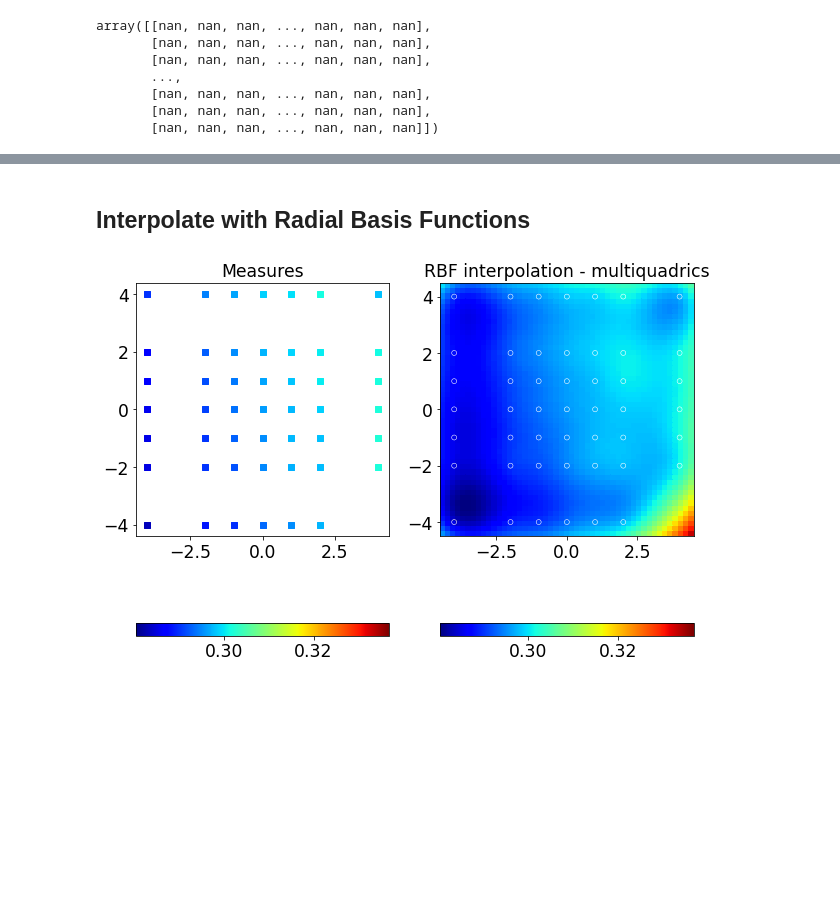
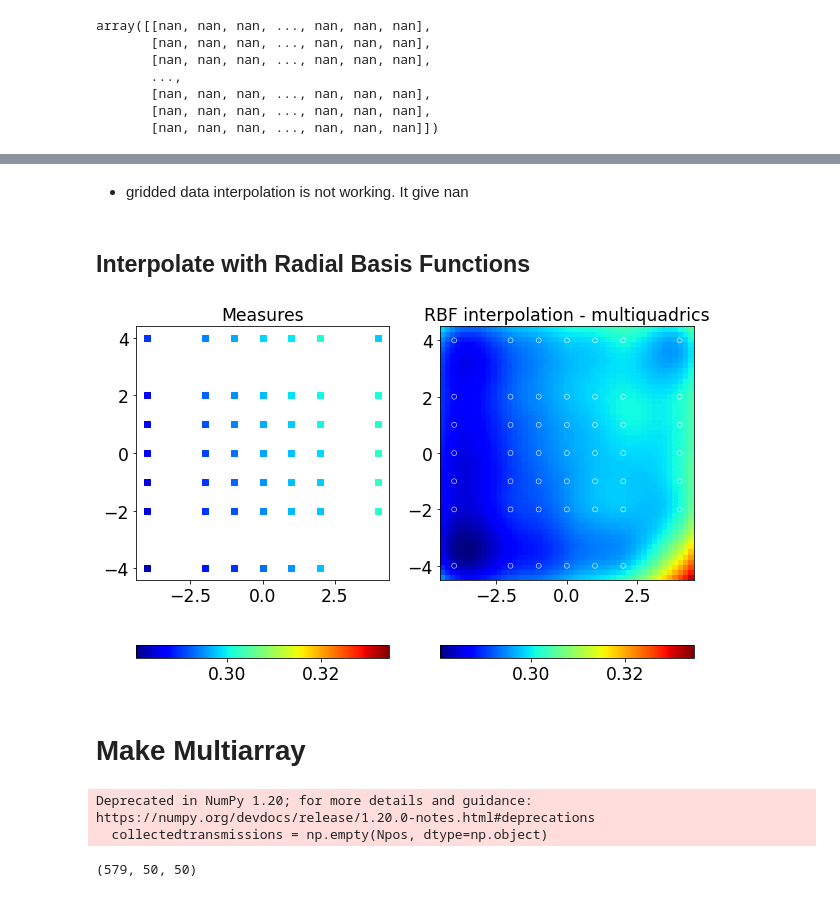
Before and after one commit to sylvielsstfr/HoloTransmissionCube, a Jupyter notebook: ExploreDataCubeTransmissionInterpolation.ipynb, the cells around one changed output, grey strips where cells are left out. Drawn from its saved outputs; the diff is of its cells as text; code cells hidden in the pictures; blank space fills up the shorter version.

Commit message:
add multiarray

```diff
--- a/ExploreDataCubeTransmissionInterpolation.ipynb
+++ b/ExploreDataCubeTransmissionInterpolation.ipynb
@@ -142,9 +143,16 @@ def get_transmission_center(arr,x0=0,y0=0):
 
     return wl0,eff0,eeff0
 # %%
-def get_gridded_interpolated_eff(wlin,arr):
+def get_gridded_interpolated1d_eff(wlin,arr):
     """
     Return the grid of interpolated efficiencies
+
+    input:
+    - wlin : input wavelength
+    - input array
+
+    output:
+    - list of efficiencies related to the list_of_position
 
     """
 
@@ -160,6 +168,8 @@ def get_gridded_interpolated_eff(wlin,arr):
         x,y = list_of_position[idx]
         wl,eff,eeff = zip(*list_of_datapoints)
 
+        #print("get_gridded_interpolated1d_eff : ",min(wl),max(wl))
+
         f = interpolate.interp1d(wl,eff)
 
         eff = f(wlin)
@@ -252,7 +302,7 @@ Deprecated in NumPy 1.20; for more details and guidance: https://numpy.org/devdo
 ## Interpolate gridded data
 # %%
 wlin = 450
-eff_1 = get_gridded_interpolated_eff(wlin,arr_1)
+eff_1 = get_gridded_interpolated1d_eff(wlin,arr_1)
 # %% [output]
 Deprecated in NumPy 1.20; for more details and guidance: https://numpy.org/devdocs/release/1.20.0-notes.html#deprecations
   collectedtransmissions = np.empty(Npos, dtype=np.object)
@@ -370,8 +412,10 @@ array([0.29607447, 0.29648218, 0.29749545, 0.29891029, 0.29531713,
+# %% [markdown]
+- gridded data interpolation is not working. It give nan
 # %% [markdown]
 ## Interpolate with Radial Basis Functions
 # %%
 #rbf = Rbf(x, y, eff_1, epsilon=1)
-rbf = Rbf(x, y, eff_a, epsilon=1)
+rbf = Rbf(x, y, eff_1)
 # %%
 Z= rbf(grid_x, grid_y)
 # %%
@@ -379,36 +423,47 @@ ZMIN=Z.min()
 ZMAX=Z.max()
 # %%
 
-fig = plt.figure(figsize=(10,16))
+fig = plt.figure(figsize=(10,12))
 
 
 ax = fig.add_subplot(1,2,1)
 x,y = list(zip(*points))
 
 im = ax.scatter(x,y,marker='s',c=eff_1,cmap=cmap,vmin=ZMIN, vmax=ZMAX)
 ax.set_aspect("equal")
 fig.colorbar(im, orientation="horizontal", pad=0.1)
 ax.set_title('Measures')
 
 
 ax = fig.add_subplot(1,2,2)
 
 #X_edges, Y_edges = np.meshgrid(edges, edges)
 
 #lims = dict(cmap='RdBu_r', vmin=ZMIN, vmax=ZMAX)
 lims = dict(cmap=cmap, vmin=ZMIN, vmax=ZMAX)
 
 im=ax.pcolormesh(grid_x, grid_y, Z, shading='flat', **lims)
 
 ax.scatter(x, y, eff_1, edgecolor='w', lw=5, **lims)
 
 ax.set_title('RBF interpolation - multiquadrics')
 
 ax.set_xlim(XMIN, YMAX)
 
 ax.set_ylim(YMIN, YMAX)
 
 plt.colorbar(im,orientation="horizontal", pad=0.1)
 ax.set_aspect('equal')
 # %% [output]
-[figure, old version]
+[figure, new version]
+# %% [markdown]
+# Make Multiarray
+# %%
+eff_multiarray = get_interpolated2d_eff(arr_1)
+# %% [output]
+Deprecated in NumPy 1.20; for more details and guidance: https://numpy.org/devdocs/release/1.20.0-notes.html#deprecations
+  collectedtransmissions = np.empty(Npos, dtype=np.object)
+# %%
+eff_multiarray.shape
+# %% [output]
+(579, 50, 50)
```
Also changed, not shown: parts of 14 cells of this notebook.
